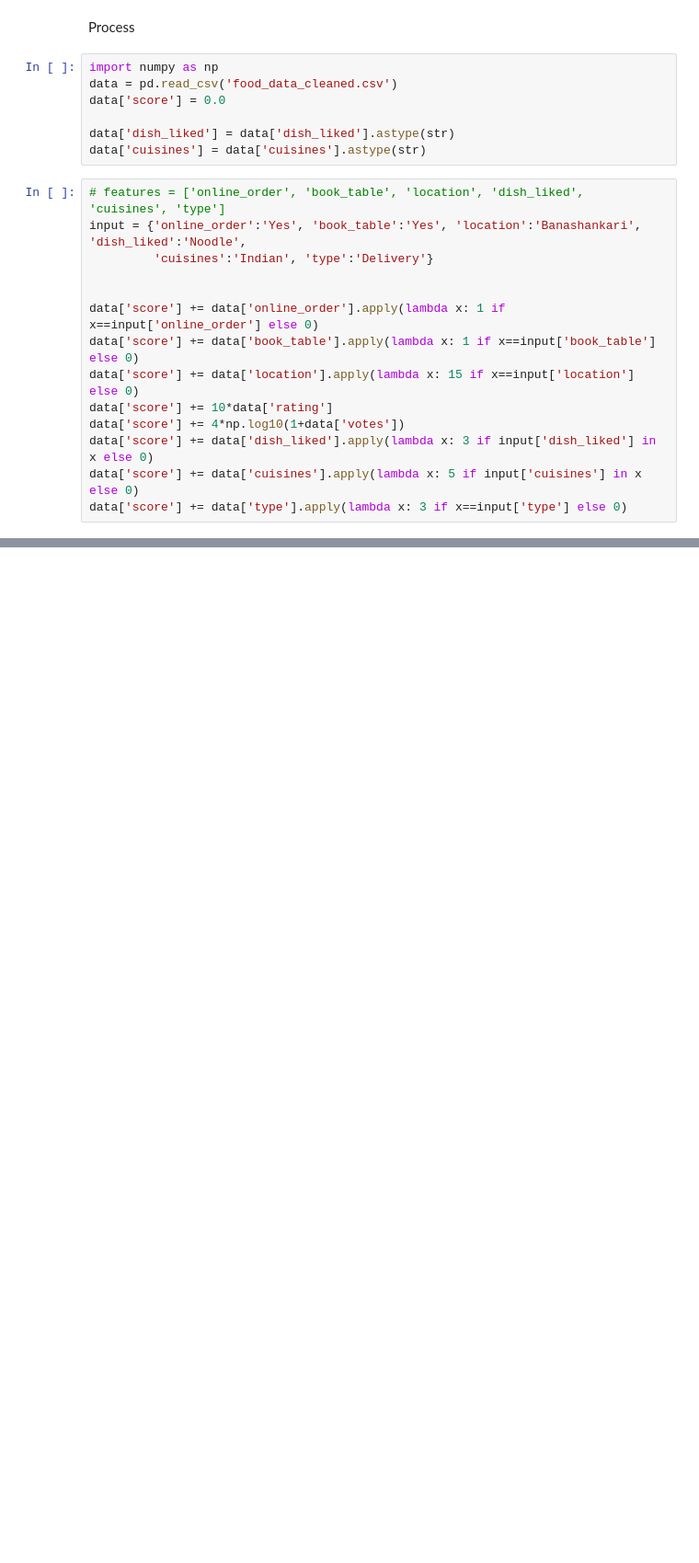
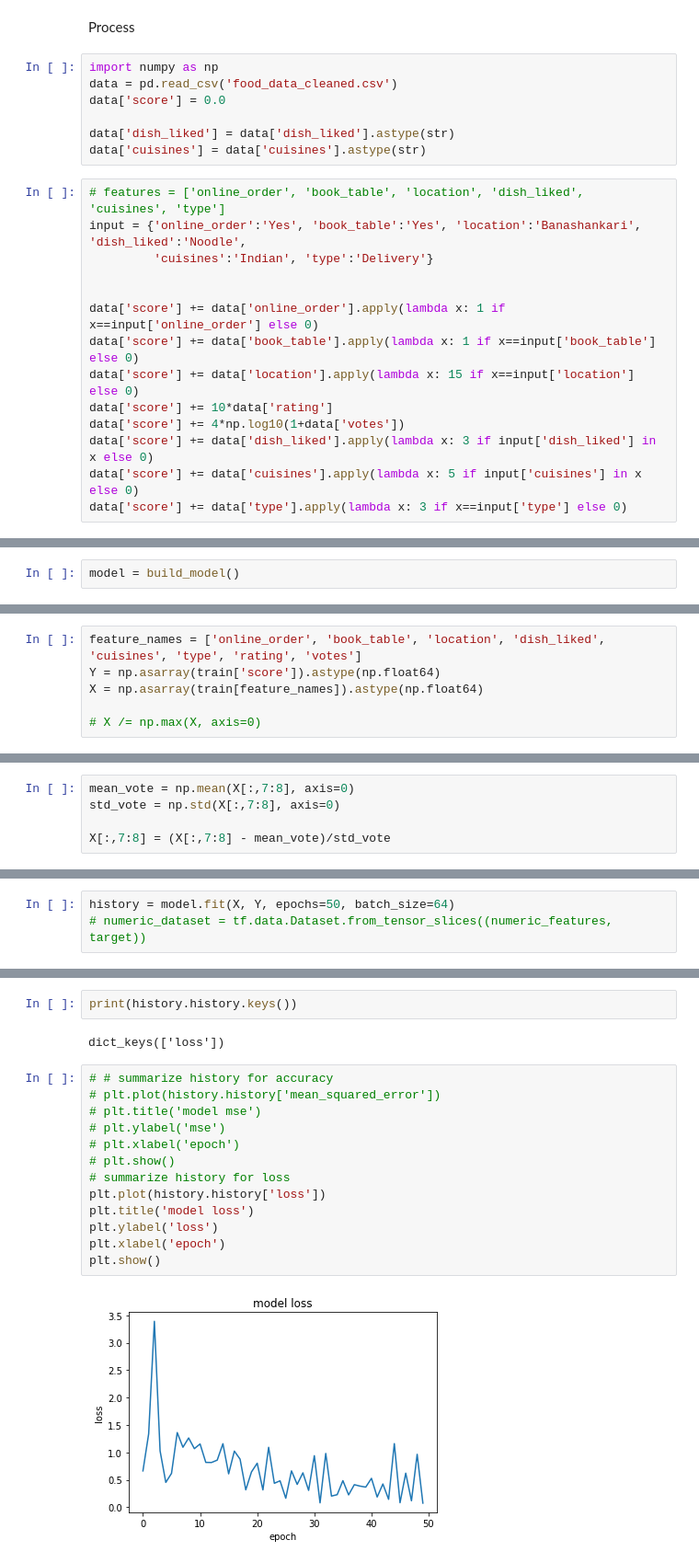
Before and after one commit to minhvq36/assignment_dbm, a Jupyter notebook: Data_preprocessing.ipynb, the cells around one changed output, grey strips where cells are left out. Shown at 92% size. Drawn from its saved outputs; the diff is of its cells as text; blank space fills up the shorter version.

Commit message:
Add files via upload
New update in Data_preprocessing.ipynb: neural network model

```diff
--- a/Data_preprocessing.ipynb
+++ b/Data_preprocessing.ipynb
@@ -389,0 +512,2 @@ data.nlargest(20, columns='score')
+# %%
+model = build_model()
@@ -389,0 +533,6 @@ data.nlargest(20, columns='score')
+# %%
+feature_names = ['online_order', 'book_table', 'location', 'dish_liked', 'cuisines', 'type', 'rating', 'votes']
+Y = np.asarray(train['score']).astype(np.float64)
+X = np.asarray(train[feature_names]).astype(np.float64)
+
+# X /= np.max(X, axis=0)
@@ -389,0 +553,5 @@ data.nlargest(20, columns='score')
+# %%
+mean_vote = np.mean(X[:,7:8], axis=0)
+std_vote = np.std(X[:,7:8], axis=0)
+
+X[:,7:8] = (X[:,7:8] - mean_vote)/std_vote
@@ -389,0 +576,3 @@ data.nlargest(20, columns='score')
+# %%
+history = model.fit(X, Y, epochs=50, batch_size=64)
+# numeric_dataset = tf.data.Dataset.from_tensor_slices((numeric_features, target))
@@ -389,0 +597,19 @@ data.nlargest(20, columns='score')
+# %%
+print(history.history.keys())
+# %% [output]
+dict_keys(['loss'])
+# %%
+# # summarize history for accuracy
+# plt.plot(history.history['mean_squared_error'])
+# plt.title('model mse')
+# plt.ylabel('mse')
+# plt.xlabel('epoch')
+# plt.show()
+# summarize history for loss
+plt.plot(history.history['loss'])
+plt.title('model loss')
+plt.ylabel('loss')
+plt.xlabel('epoch')
+plt.show()
+# %% [output]
+[figure, added]
```
Also changed, not shown: parts of 20 cells of this notebook, 1 other file.
